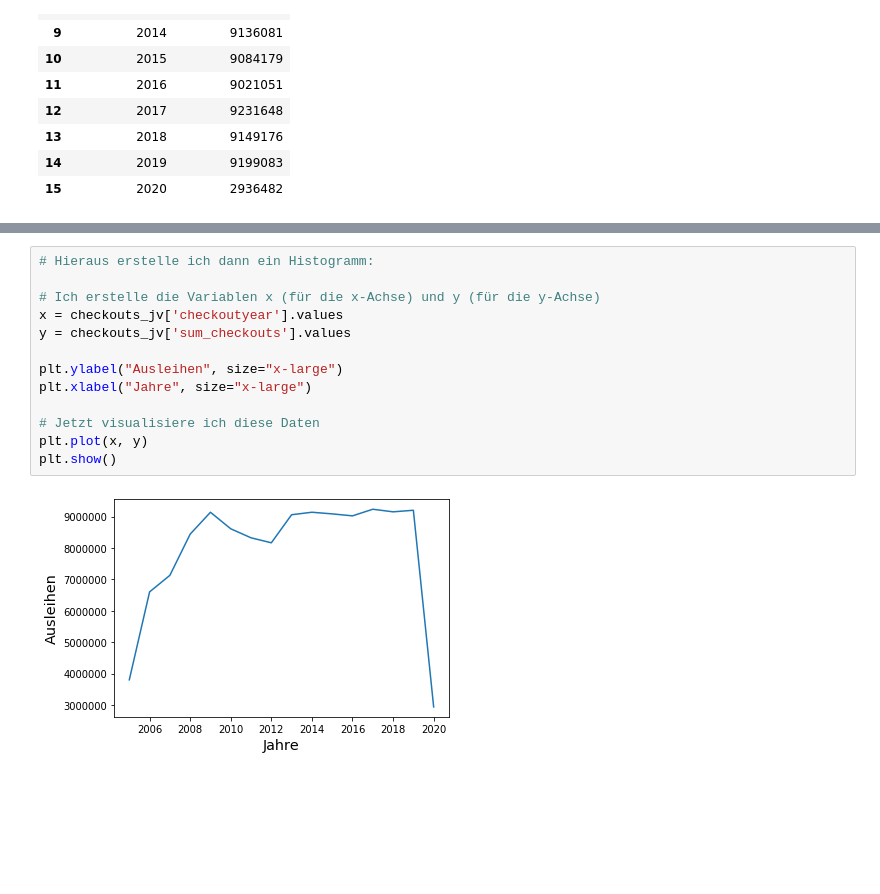
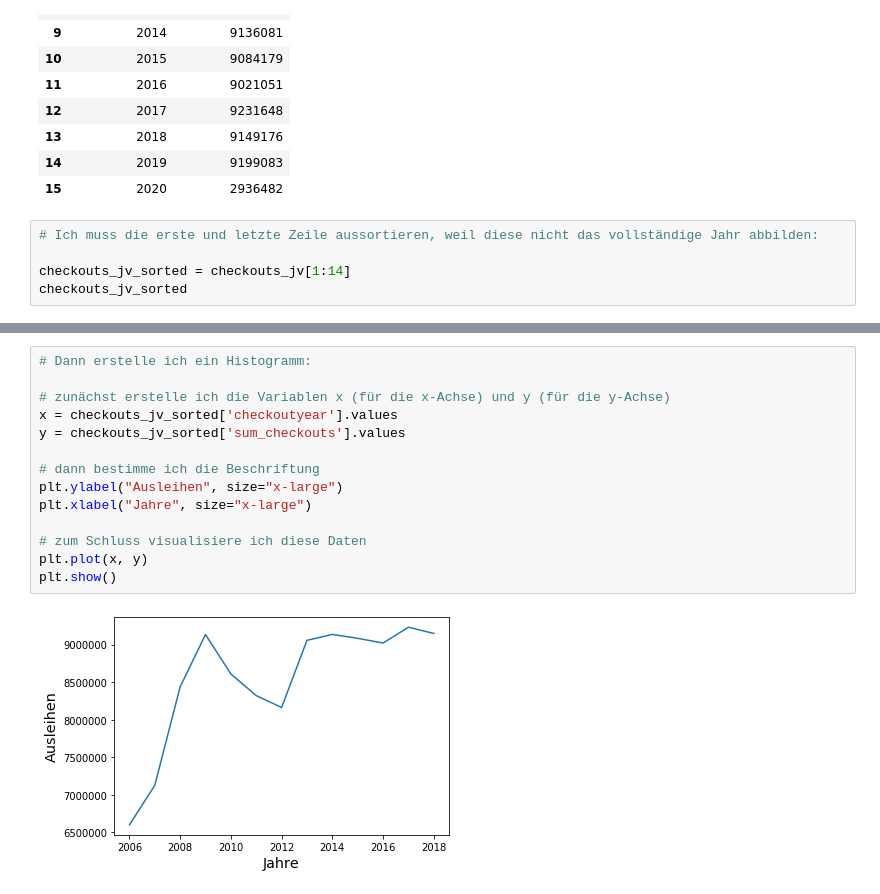
Before and after one commit to BLelgemann/WPM_T9-2, a Jupyter notebook: a2_python.ipynb, the cells around one changed output, grey strips where cells are left out. Cells and saved outputs as stored; diff of their text form; blank space fills up the shorter version.

```diff
--- a/a2_python.ipynb
+++ b/a2_python.ipynb
@@ -384,3 +384,8 @@ checkouts_jv
 | 13 | 2018 | 9149176 |
 | 14 | 2019 | 9199083 |
 | 15 | 2020 | 2936482 |
+# %%
+# Ich muss die erste und letzte Zeile aussortieren, weil diese nicht das vollständige Jahr abbilden:
+
+checkouts_jv_sorted = checkouts_jv[1:14]
+checkouts_jv_sorted
@@ -387,15 +407,16 @@ checkouts_jv
 # %%
-# Hieraus erstelle ich dann ein Histogramm:
+# Dann erstelle ich ein Histogramm:
 
-# Ich erstelle die Variablen x (für die x-Achse) und y (für die y-Achse)
-x = checkouts_jv['checkoutyear'].values
-y = checkouts_jv['sum_checkouts'].values
+# zunächst erstelle ich die Variablen x (für die x-Achse) und y (für die y-Achse)
+x = checkouts_jv_sorted['checkoutyear'].values
+y = checkouts_jv_sorted['sum_checkouts'].values
 
+# dann bestimme ich die Beschriftung
 plt.ylabel("Ausleihen", size="x-large")
 plt.xlabel("Jahre", size="x-large")
 
-# Jetzt visualisiere ich diese Daten
+# zum Schluss visualisiere ich diese Daten
 plt.plot(x, y)
 plt.show()
 # %% [output]
-[figure, old version]
+[figure, new version]
```
Also changed, not shown: parts of 3 cells of this notebook.
